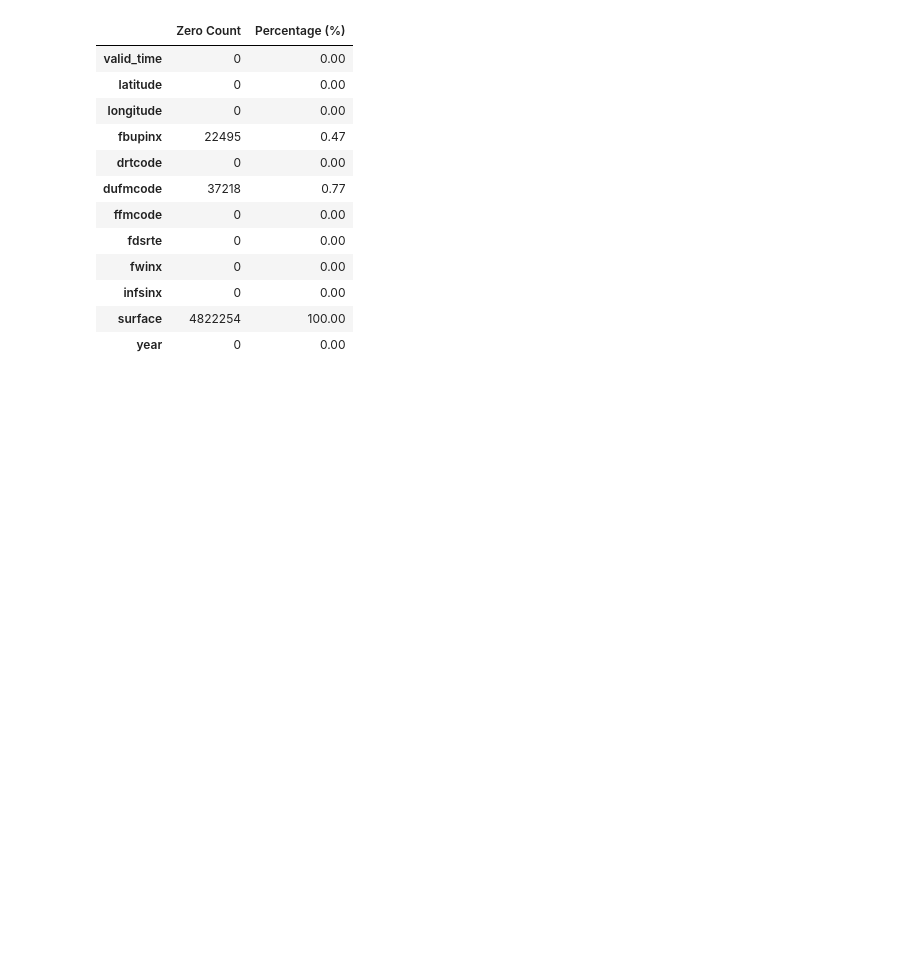
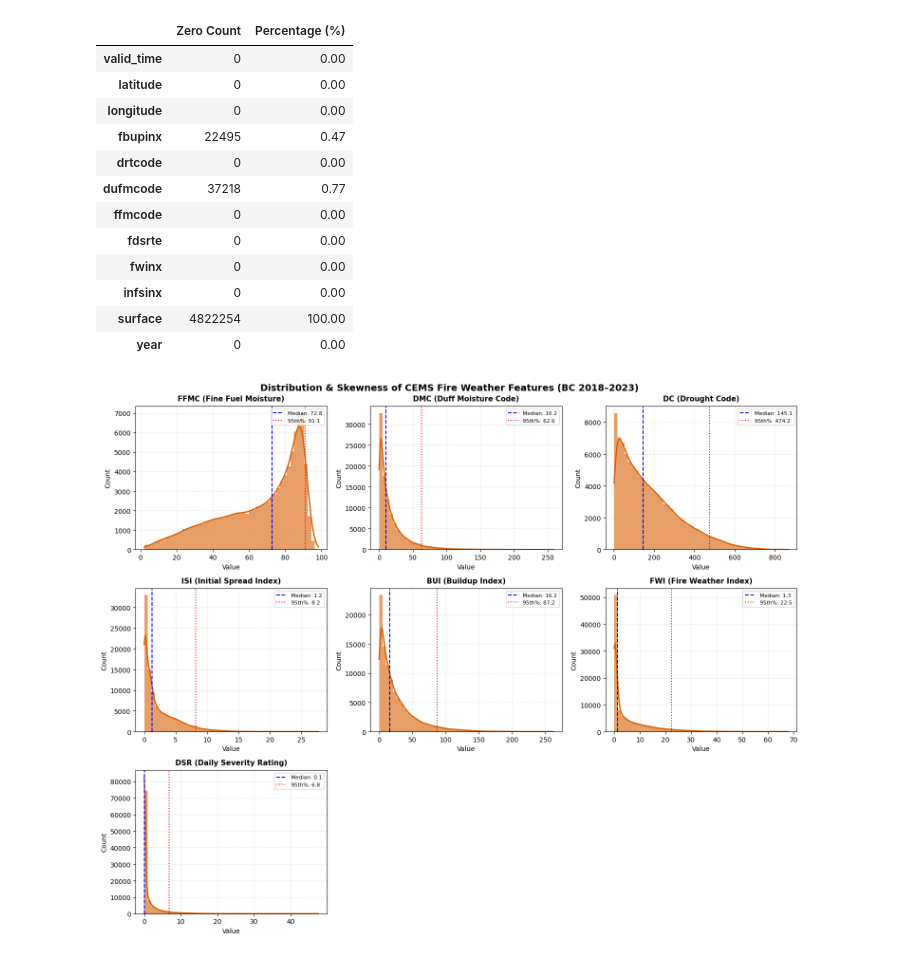
Before and after one commit to williamdjting/rbc-team-gaw, a Jupyter notebook: notebooks/01_CEMS_exploration_analysis.ipynb, the cells around one changed output. Cells and saved outputs as stored; diff of their text form; code cells hidden in the pictures; blank space fills up the shorter version.

Commit message:
CEMS analysis diagrams and text file

```diff
--- a/notebooks/01_CEMS_exploration_analysis.ipynb
+++ b/notebooks/01_CEMS_exploration_analysis.ipynb
@@ -96,3 +107,68 @@ display(zero_summary)
 | infsinx | 0 | 0.00 |
 | surface | 4822254 | 100.00 |
 | year | 0 | 0.00 |
+# %%
+import matplotlib.pyplot as plt
+import seaborn as sns
+import numpy as np
+
+# ---------------------------------------------------------
+# Feature Distributions: Histograms + KDE Curves
+# ---------------------------------------------------------
+fwi_vars = ['ffmcode', 'dufmcode', 'drtcode', 'infsinx', 'fbupinx', 'fwinx', 'fdsrte']
+var_titles = [
+    'FFMC (Fine Fuel Moisture)',
+    'DMC (Duff Moisture Code)',
+    'DC (Drought Code)',
+    'ISI (Initial Spread Index)',
+    'BUI (Buildup Index)',
+    'FWI (Fire Weather Index)',
+    'DSR (Daily Severity Rating)'
+]
+
+# Sample 100,000 rows for smooth, fast KDE plotting
+sample_df = df[fwi_vars].sample(n=min(100000, len(df)), random_state=42)
+
+fig, axes = plt.subplots(3, 3, figsize=(15, 12))
+axes = axes.flatten()
+
+# Distinct fire palette color
+bar_color = '#d95f02'
+
+for i, var in enumerate(fwi_vars):
+    ax = axes[i]
+
+    # Plot Histogram + KDE curve
+    sns.histplot(
+        sample_df[var],
+        kde=True,
+        bins=50,
+        color=bar_color,
+        edgecolor=None,
+        alpha=0.6,
+        line_kws={'linewidth': 2, 'color': '#7f2704'},
+        ax=ax
+    )
+
+    # Add vertical reference lines: Median (50%) and 95th Percentile
+    median_val = df[var].median()
+    p95_val = df[var].quantile(0.95)
+
+    ax.axvline(median_val, color='blue', linestyle='--', linewidth=1.5, label=f'Median: {median_val:.1f}')
+    ax.axvline(p95_val, color='red', linestyle=':', linewidth=1.5, label=f'95th%: {p95_val:.1f}')
+
+    ax.set_title(var_titles[i], fontsize=11, fontweight='bold', pad=8)
+    ax.set_xlabel('Value')
+    ax.set_ylabel('Count')
+    ax.legend(fontsize=8, loc='upper right')
+    ax.grid(True, linestyle=':', alpha=0.5)
+
+# Hide the unused 8th and 9th subplots in the 3x3 grid
+axes[7].set_visible(False)
+axes[8].set_visible(False)
+
+fig.suptitle('Distribution & Skewness of CEMS Fire Weather Features (BC 2018–2023)', fontsize=14, fontweight='bold', y=0.98)
+plt.tight_layout()
+plt.show()
+# %% [output]
+[figure, added]
```
Also changed, not shown: parts of 6 cells of this notebook, 1 other file.
